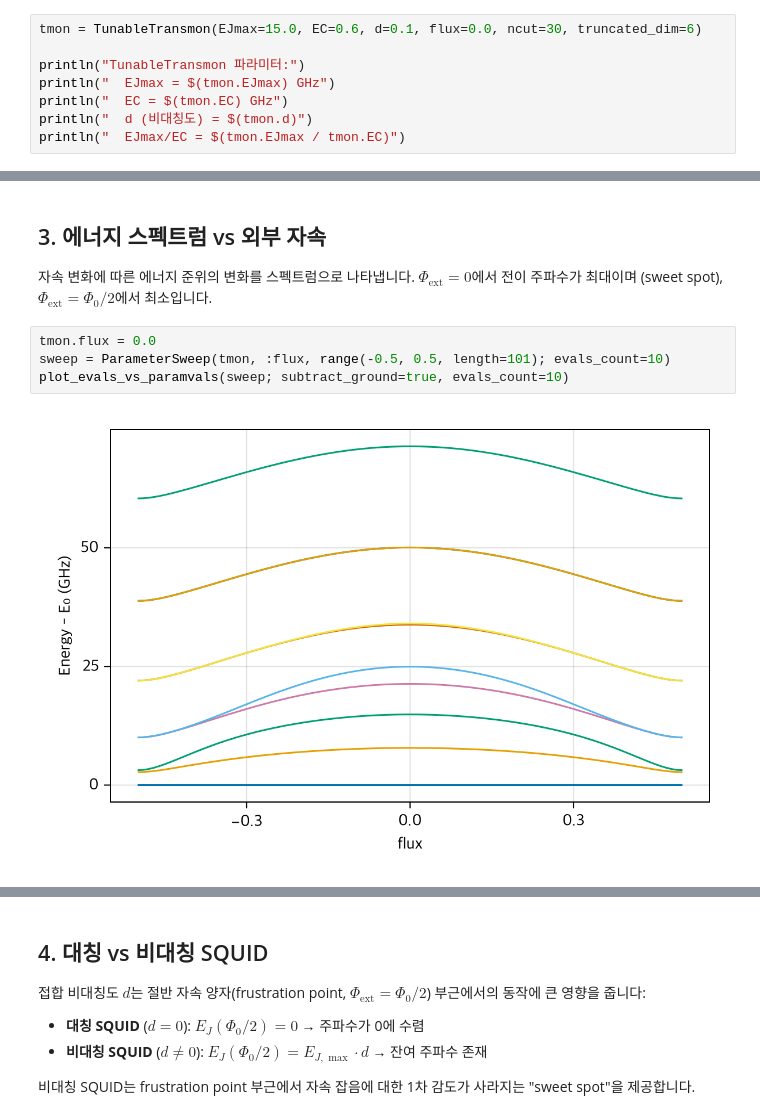
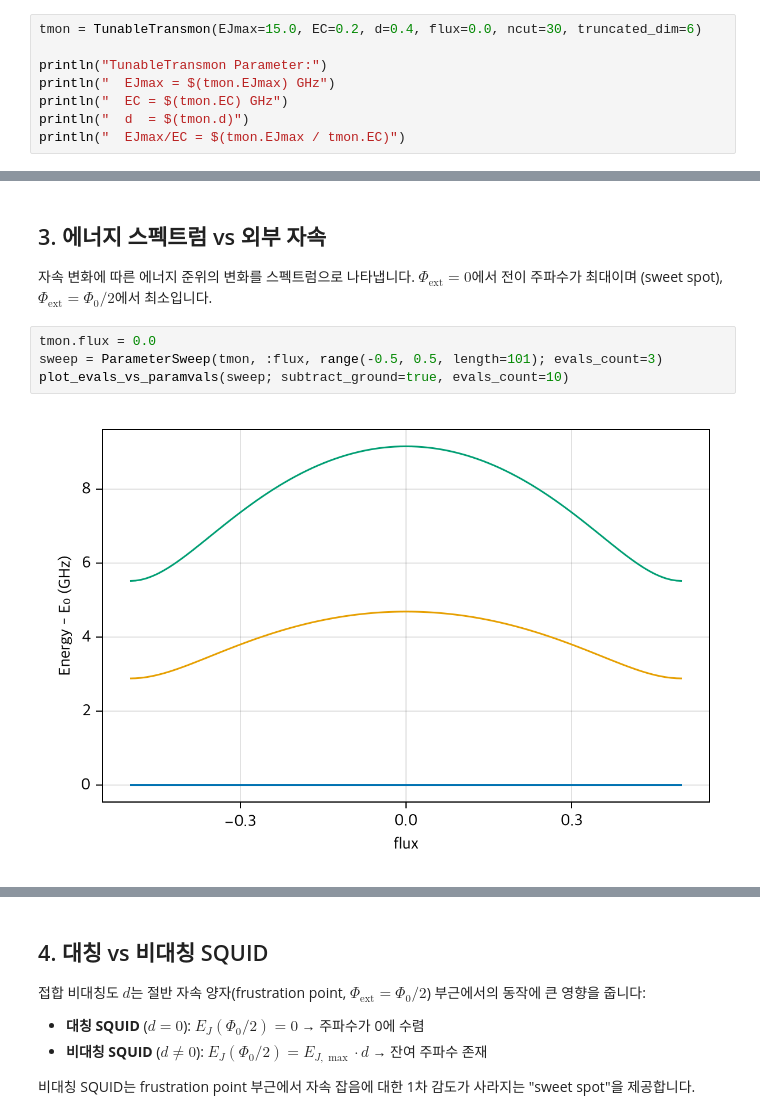
Before and after one commit to yalgaeahn/scqubitsMimic.jl, a Jupyter notebook: examples/demo_tunable_transmon.ipynb, the cells around one changed output, grey strips where cells are left out. Saved outputs shown, nothing was run; the diff lists cells and outputs as text.

Commit message:
Align transmon notebook plots with scqubits examples

```diff
--- a/examples/demo_tunable_transmon.ipynb
+++ b/examples/demo_tunable_transmon.ipynb
@@ -33,11 +33,11 @@ $$E_J(\Phi_{\text{ext}}) = E_{J,\max} \left|\cos\left(\pi\frac{\Phi_{\text{ext}}
 
 대칭 SQUID ($d=0$)에서는 절반 자속 양자($\Phi_{\text{ext}} = \Phi_0/2$)에서 $E_J = 0$이 됩니다.
 # %%
-tmon = TunableTransmon(EJmax=15.0, EC=0.6, d=0.1, flux=0.0, ncut=30, truncated_dim=6)
+tmon = TunableTransmon(EJmax=15.0, EC=0.2, d=0.4, flux=0.0, ncut=30, truncated_dim=6)
 
-println("TunableTransmon 파라미터:")
+println("TunableTransmon Parameter:")
 println("  EJmax = $(tmon.EJmax) GHz")
 println("  EC = $(tmon.EC) GHz")
-println("  d (비대칭도) = $(tmon.d)")
+println("  d  = $(tmon.d)")
 println("  EJmax/EC = $(tmon.EJmax / tmon.EC)")
 # %% [output]
@@ -74,10 +74,10 @@ fig
 자속 변화에 따른 에너지 준위의 변화를 스펙트럼으로 나타냅니다. $\Phi_{\text{ext}} = 0$에서 전이 주파수가 최대이며 (sweet spot), $\Phi_{\text{ext}} = \Phi_0/2$에서 최소입니다.
 # %%
 tmon.flux = 0.0
-sweep = ParameterSweep(tmon, :flux, range(-0.5, 0.5, length=101); evals_count=10)
+sweep = ParameterSweep(tmon, :flux, range(-0.5, 0.5, length=101); evals_count=3)
 plot_evals_vs_paramvals(sweep; subtract_ground=true, evals_count=10)
 # %% [output]
-[figure, old version]
+[figure, new version]
 # %%
 # 주요 자속 지점에서의 전이 주파수와 비조화성
 println("  Φ/Φ₀      ω₀₁ (GHz)    α (GHz)")
```
Also changed, not shown: parts of 7 cells of this notebook, 3 other files.
